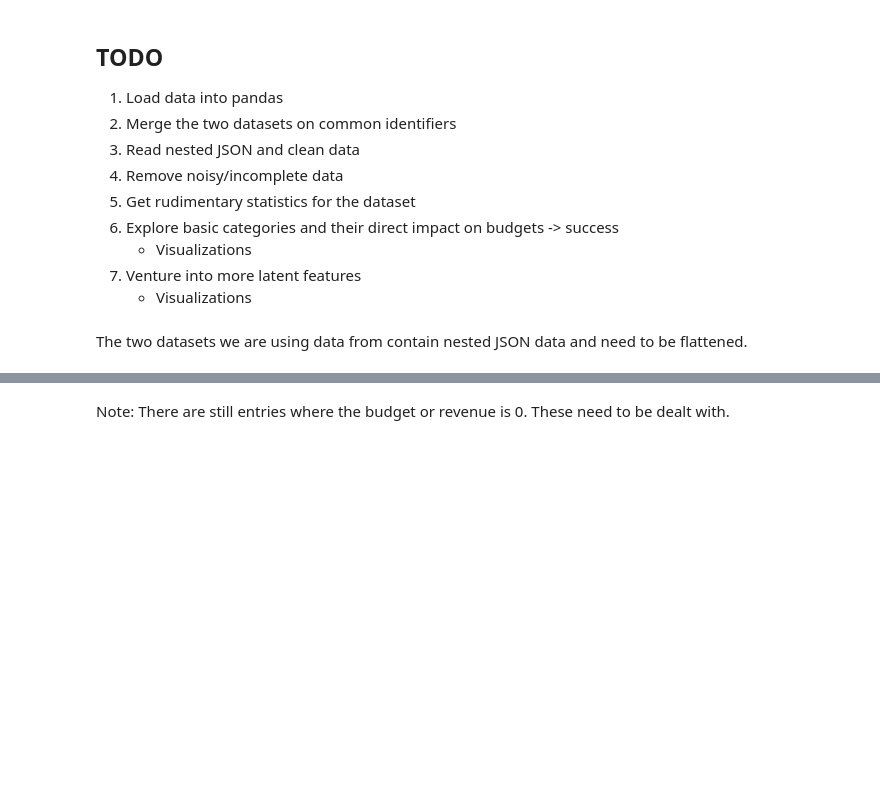
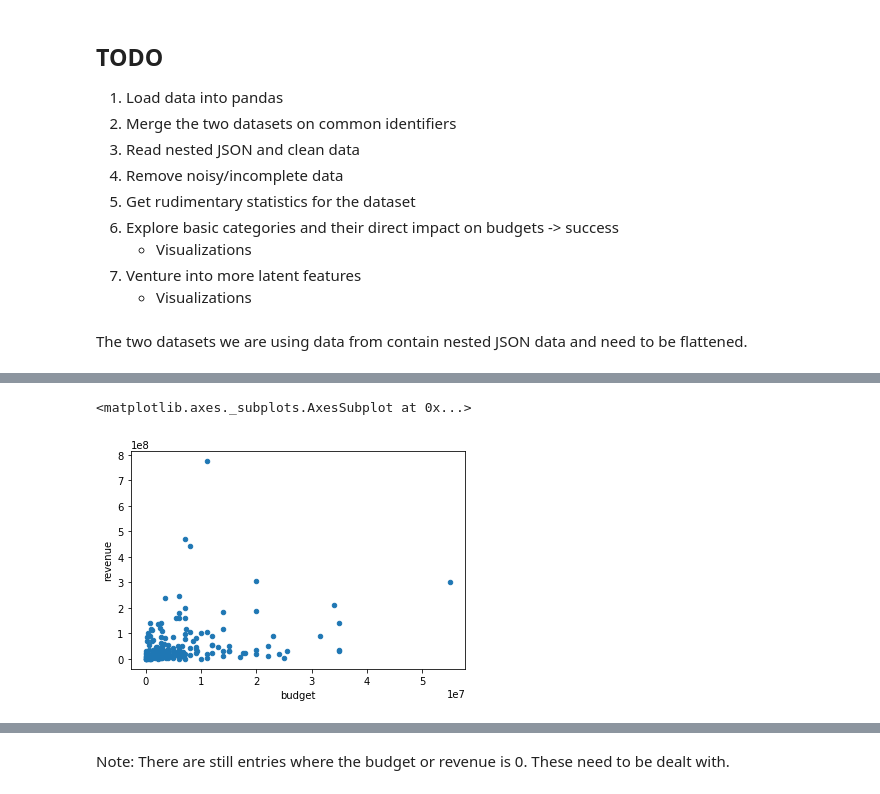
Before and after one commit to shreyas23/MovieBudgetAnalysis, a Jupyter notebook: eda.ipynb, the cells around one changed output, grey strips where cells are left out. Drawn from its saved outputs; the diff is of its cells as text; code cells hidden in the pictures; blank space fills up the shorter version.

```diff
--- a/eda.ipynb
+++ b/eda.ipynb
@@ -129,0 +115,21 @@ df.describe()
+# %%
+df['release_date'].fillna("0000-00-00", inplace = True)
+
+print(df['release_date'].isnull().values.any())
+def get_decade(date):
+    return int(math.floor(int(date)/10.0) *10.0)
+
+
+#     return str(date).split('-')[0]
+release_dates = df['release_date'].tolist()
+release_dates = pd.Series(list(map(lambda x : get_decade(str(x).split('-')[0]), release_dates)))
+df['decade'] = release_dates
+
+decades = sorted(df.decade.unique())
+min_dec = decades[1]
+max_dec = decades[len(decades)-1]
+df_dec = []
+for dec in range(min_dec, max_dec + 1, 10):
+    temp_df = df[df['decade'] == dec]
+    print("index: " + str((dec-min_dec)/10) + " # of rows in decade " + str(dec) + ": " + str(temp_df.shape[0]))
+    df_dec.append(temp_df)
@@ -129,0 +161,7 @@ df.describe()
+# %%
+df_dec[10] = df_dec[10][(df_dec[10]['revenue'] > 0) & (df_dec[10]['budget'] > 0)]
+df_dec[10]['profit%'] = (df_dec[10]['revenue']-df_dec[10]['budget'])/df_dec[10]['budget']
+# df_dec[10]['z'] = (df_dec[10]['profit%']-df_dec[10]['profit%'].mean())/df_dec[10]['profit%'].std()
+# df_dec[10] = df_dec[10][(df_dec[10]['z'] < 3) & (df_dec[10]['z'] > -3)]
+df_dec[10].describe()
+# plt.boxplot(df_dec[10]['profit%'])
@@ -129,0 +178,5 @@ df.describe()
+# %%
+df_dec[10].plot.scatter('budget', 'revenue')
+# %% [output]
+<matplotlib.axes._subplots.AxesSubplot at 0x...>
+[figure, added]
```
Also changed, not shown: parts of 41 cells of this notebook.
